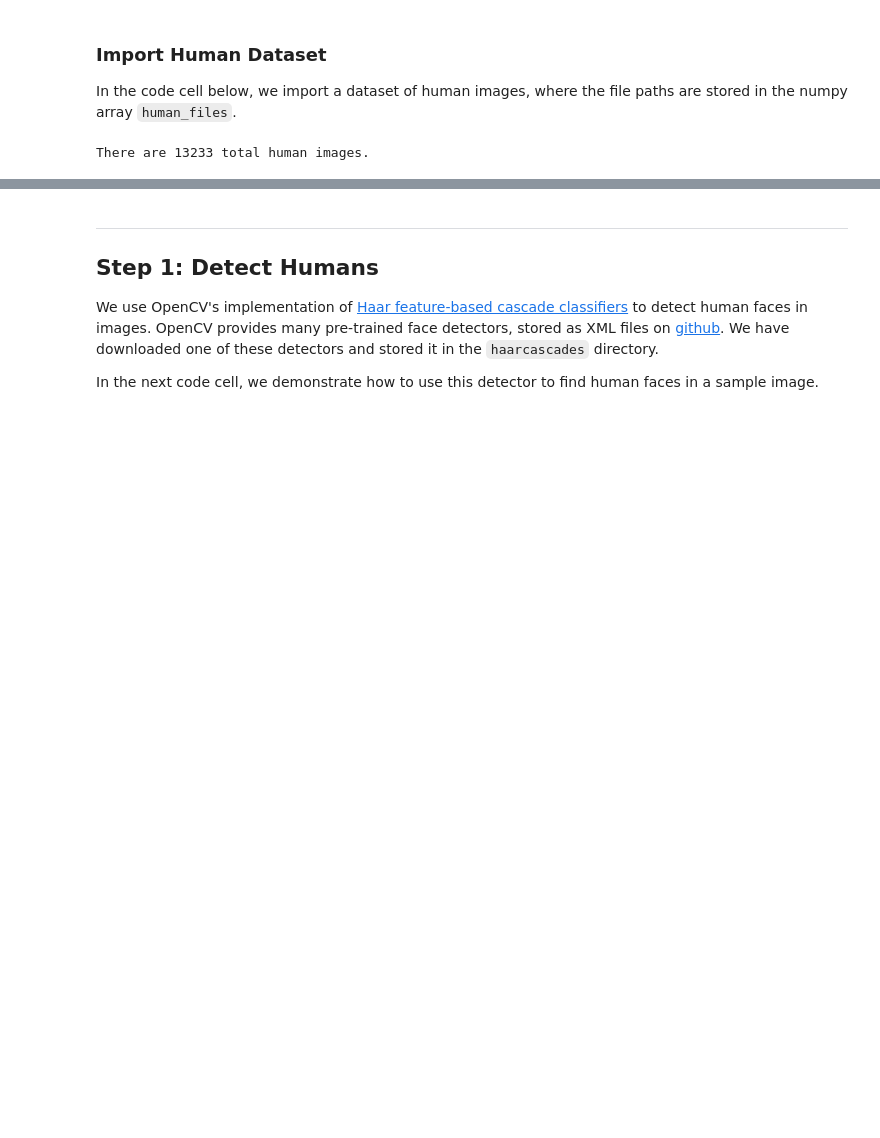
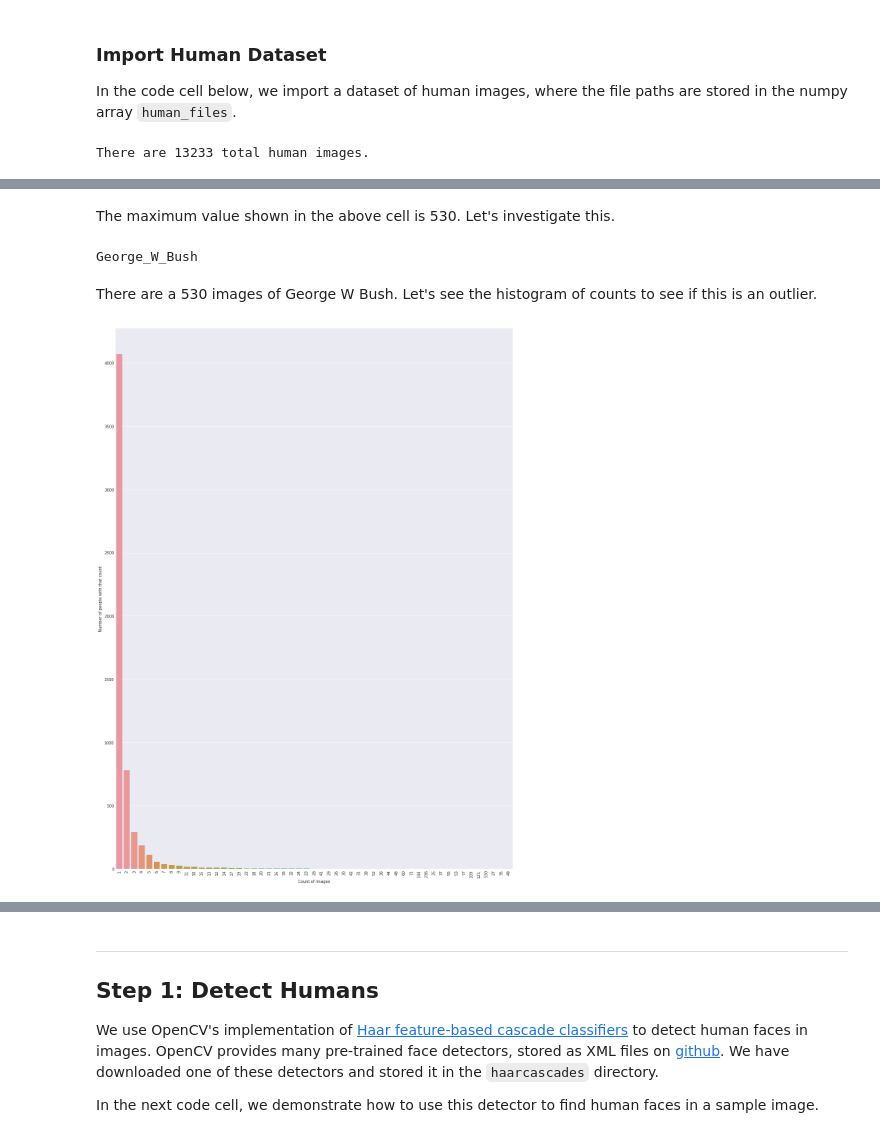
Before and after one commit to caiokinupp/udacity-dog-breed-classifier, a Jupyter notebook: dog_app.ipynb, the cells around one changed output, grey strips where cells are left out. Cells and saved outputs as stored; diff of their text form; code cells hidden in the pictures; blank space fills up the shorter version.

```diff
--- a/dog_app.ipynb
+++ b/dog_app.ipynb
@@ -119,0 +226,2 @@ There are 13233 total human images.
+# %%
+human_dict = get_file_counts(path="../../../data/lfw")
@@ -119,0 +232,5 @@ There are 13233 total human images.
+# %%
+df_human = pd.DataFrame.from_dict({'filename': list(human_dict.keys()),
+                                      'count': list(human_dict.values())})
+df_human = df_human[1:] # remove the column called lfw
+df_human.head()
@@ -119,0 +256,20 @@ There are 13233 total human images.
+# %% [markdown]
+The maximum value shown in the above cell is 530. Let's investigate this.
+# %%
+print(list(human_dict.keys())[list(human_dict.values()).index(530)])
+# %% [output]
+George_W_Bush
+# %% [markdown]
+There are a 530 images of George W Bush. Let's see the histogram of counts to see if this is an outlier.
+# %%
+plt.figure(figsize=(15, 20))
+plt.xticks(rotation=90)
+plt.xlabel('Number of people')
+plt.ylabel('Number of images')
+ax = sns.countplot(x = df_human['count'], order = df_human['count'].value_counts().index)
+ax.set(xlabel="Count of images", ylabel = "Number of people with that count")
+plt.savefig("human_histogram.png", bbox_inches='tight')
+plt.tight_layout()
+plt.show()
+# %% [output]
+[figure, added]
```
Also changed, not shown: parts of 21 cells of this notebook.
